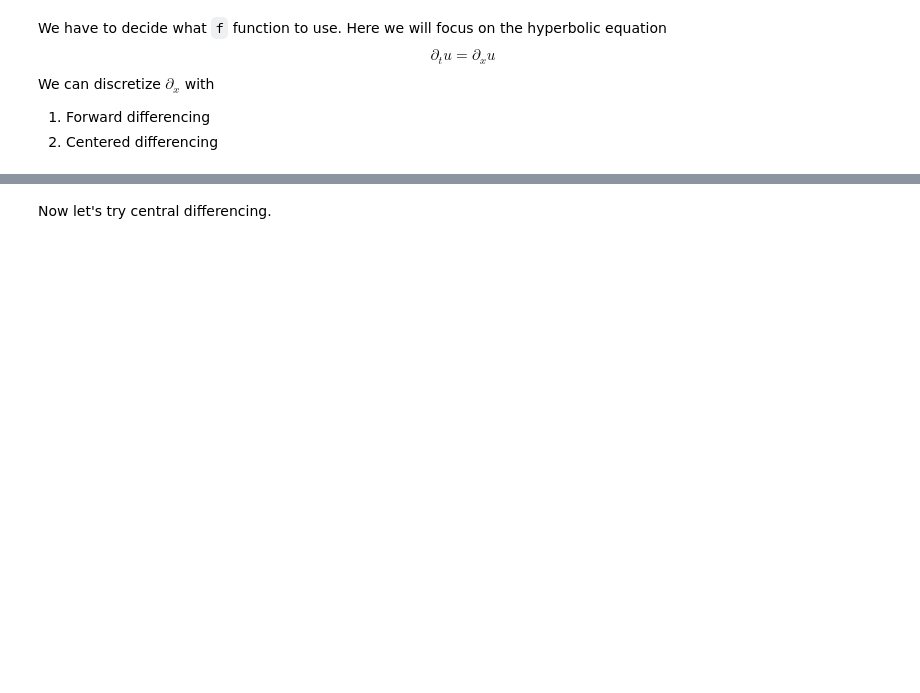
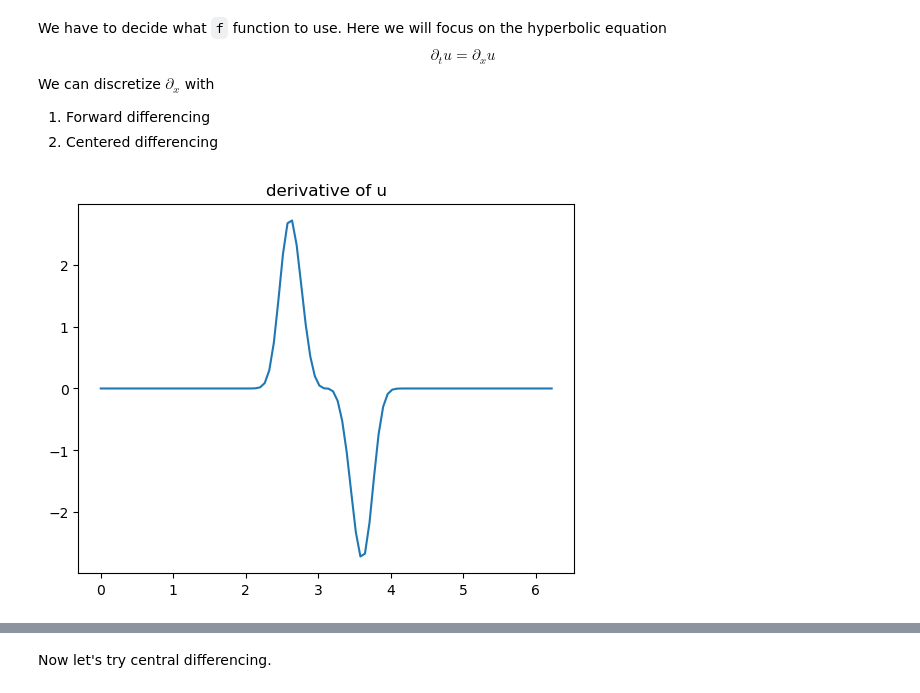
Before and after one commit to yifeichen2024/ESAP_446_1, a Jupyter notebook: Week3/lecture7.ipynb, the cells around one changed output, grey strips where cells are left out. Drawn from its saved outputs; the diff is of its cells as text; code cells hidden in the pictures; blank space fills up the shorter version.

```diff
--- a/Week3/lecture7.ipynb
+++ b/Week3/lecture7.ipynb
@@ -66,3 +83,15 @@ $$ \partial_t u = \partial_x u $$
 We can discretize $\partial_x$ with
 1. Forward differencing
 2. Centered differencing
+# %%
+grid = finite.UniformPeriodicGrid(100, 2*np.pi)
+x = grid.values
+u = IC(x)
+# derivative operator
+d = finite.ForwardFiniteDifference(grid)
+du = d @ u
+def f(u):
+    return d @ u
+f = lambda u: d@u # same us the above function
+
+ts = ForwardEuler(u, f)
@@ -69,3 +100,10 @@ We can discretize $\partial_x$ with
+# %%
+plt.figure()
+plt.plot(x,du)
+plt.title("derivative of u")
+plt.show()
+# %% [output]
+[figure, added]
 # %%
 plt.figure()
 plt.plot(x, IC(x), label=r'$t=0$')
```
Also changed, not shown: parts of 14 cells of this notebook, 1 other file.
